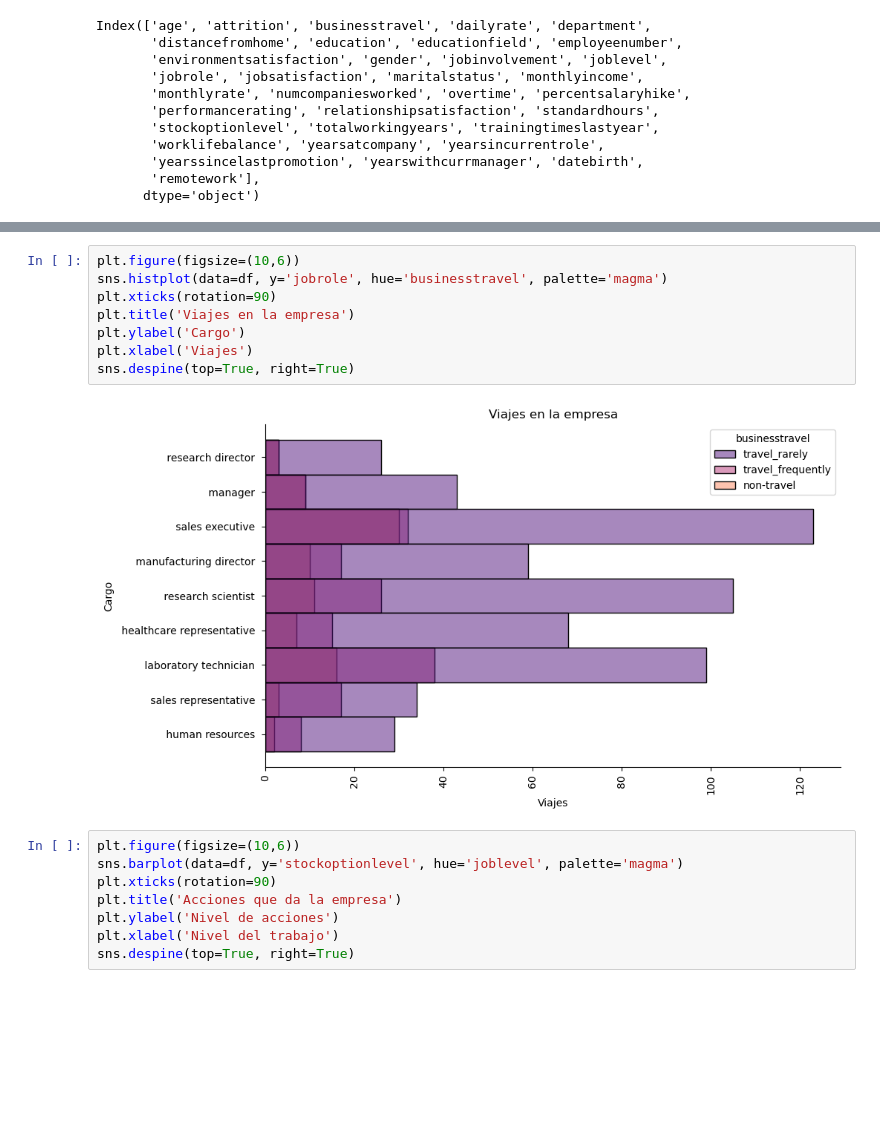
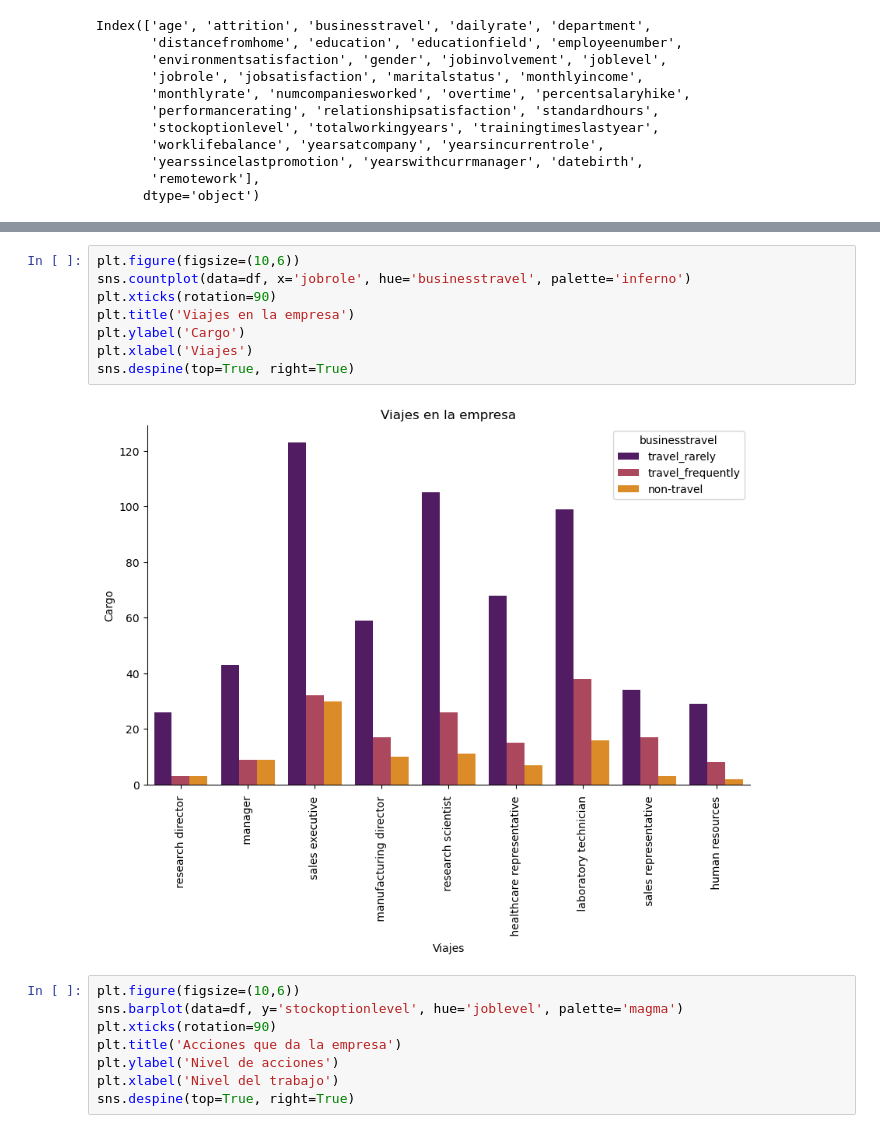
Before and after one commit to BiancaGemarR/promo_56_proyecto_mod3_team1, a Jupyter notebook: graficas2.0.ipynb, the cells around one changed output, grey strips where cells are left out. Saved outputs shown, nothing was run; the diff lists cells and outputs as text; blank space fills up the shorter version.

```diff
--- a/graficas2.0.ipynb
+++ b/graficas2.0.ipynb
@@ -71,13 +75,13 @@ sns.despine(top=True, right=True)
 # %%
 plt.figure(figsize=(10,6))
-sns.histplot(data=df, y='jobrole', hue='businesstravel', palette='magma')
+sns.countplot(data=df, x='jobrole', hue='businesstravel', palette='inferno')
 plt.xticks(rotation=90)
 plt.title('Viajes en la empresa')
 plt.ylabel('Cargo')
 plt.xlabel('Viajes')
 sns.despine(top=True, right=True)
 # %% [output]
-[figure, old version]
+[figure, new version]
 # %%
 plt.figure(figsize=(10,6))
 sns.barplot(data=df, y='stockoptionlevel', hue='joblevel', palette='magma')
```
Also changed, not shown: parts of 4 cells of this notebook, 3 other files.
